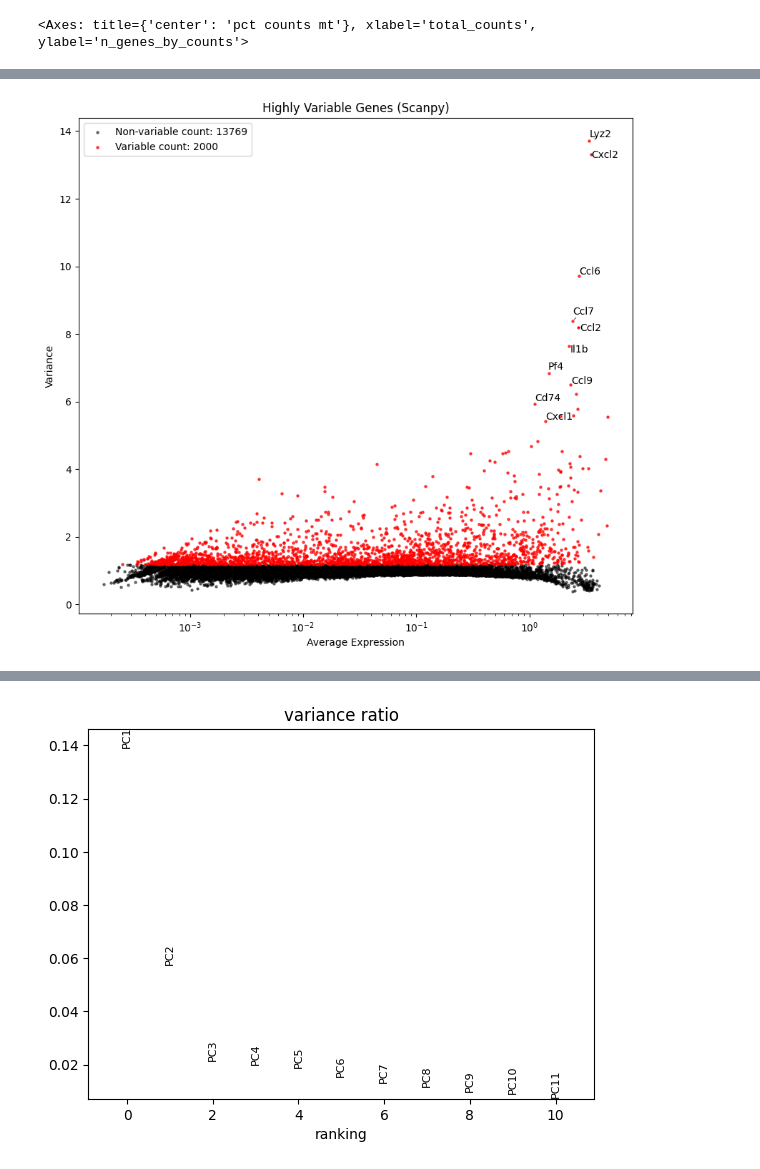
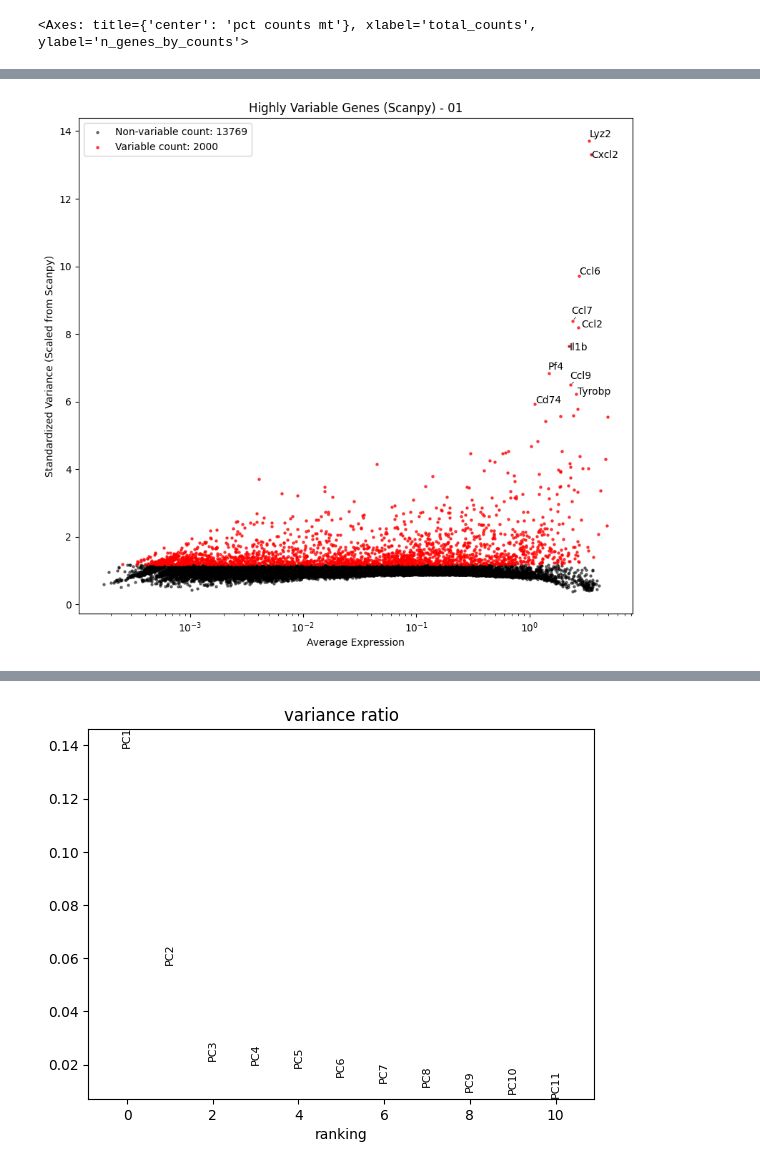
Before and after one commit to snsaiphoo/cis6060_finalproject, a Jupyter notebook: 01_GSE145236.ipynb, the cells around one changed output, grey strips where cells are left out. Drawn from its saved outputs; the diff is of its cells as text; code cells hidden in the pictures.

```diff
--- a/01_GSE145236.ipynb
+++ b/01_GSE145236.ipynb
@@ -148,37 +148,37 @@ plt.scatter(means[hvg], var[hvg], s=5, color="red", alpha=0.7)
 
 plt.xscale("log")
 plt.xlabel("Average Expression")
-plt.ylabel("Variance")
+plt.ylabel("Standardized Variance (Scaled from Scanpy)")
 
 plt.legend([
     f"Non-variable count: {(~hvg).sum()}",
     f"Variable count: {hvg.sum()}"
 ])
 
-plt.title("Highly Variable Genes (Scanpy)")
+plt.title("Highly Variable Genes (Scanpy) - 01")
 
 # Top genes
 top_genes = adata.var[adata.var["highly_variable"]] \
-    .sort_values("variances", ascending=False) \
+    .sort_values("variances_norm", ascending=False) \
     .head(10)
 
 texts = []
 
 for gene in top_genes.index:
     x = adata.var.loc[gene, "means"]
     y = adata.var.loc[gene, "variances_norm"]
 
     texts.append(plt.text(x, y, gene, fontsize=10))
 
 adjust_text(
     texts,
     arrowprops=dict(arrowstyle="-", color="black", lw=0.5),
 )
 
 plt.savefig("figures/hvg_scanpy_01.png", dpi=300, bbox_inches="tight")
 plt.show()
 # %% [output]
-[figure, old version]
+[figure, new version]
 # %%
 # HVG
 scanpy_hvg = adata.var_names[adata.var["highly_variable"]]
```
Also changed, not shown: parts of 12 cells of this notebook, 19 other files.
